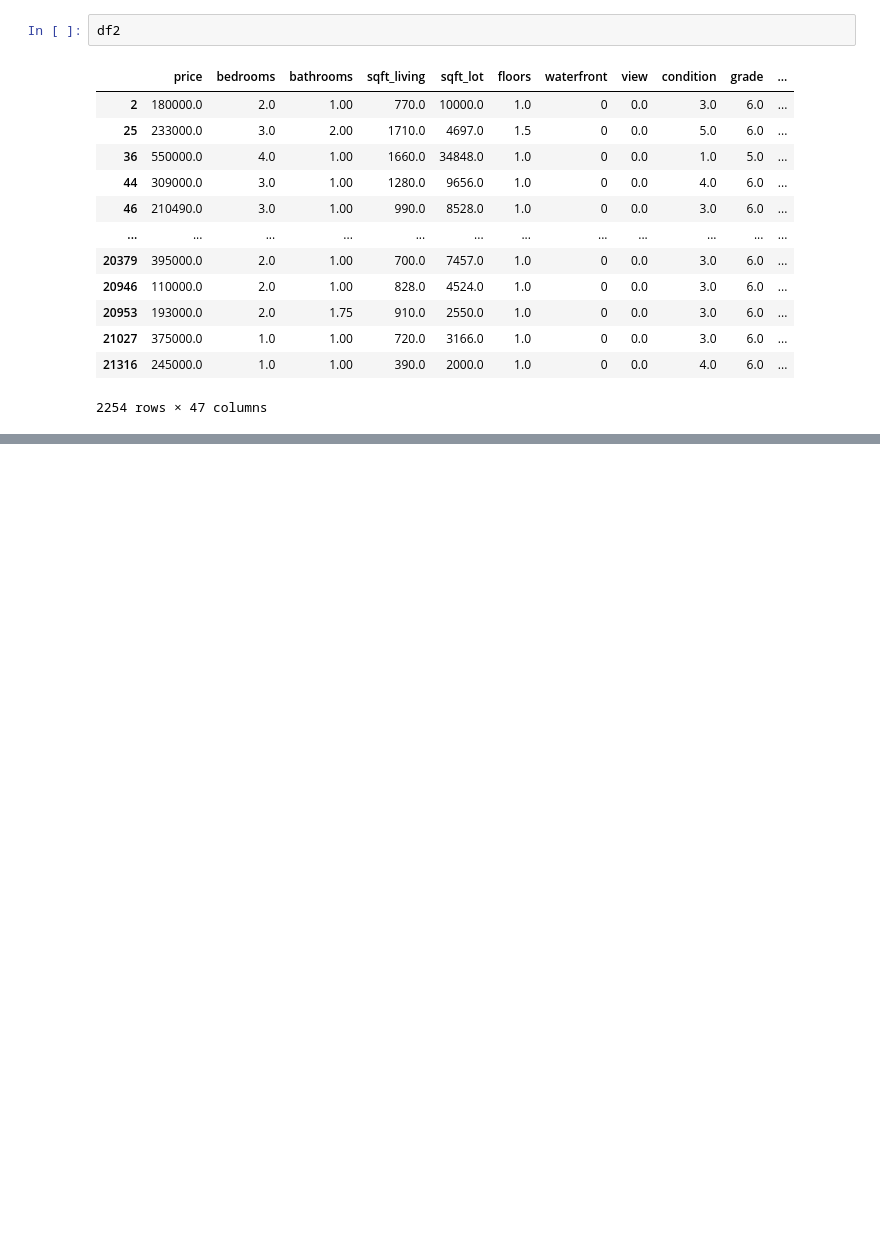
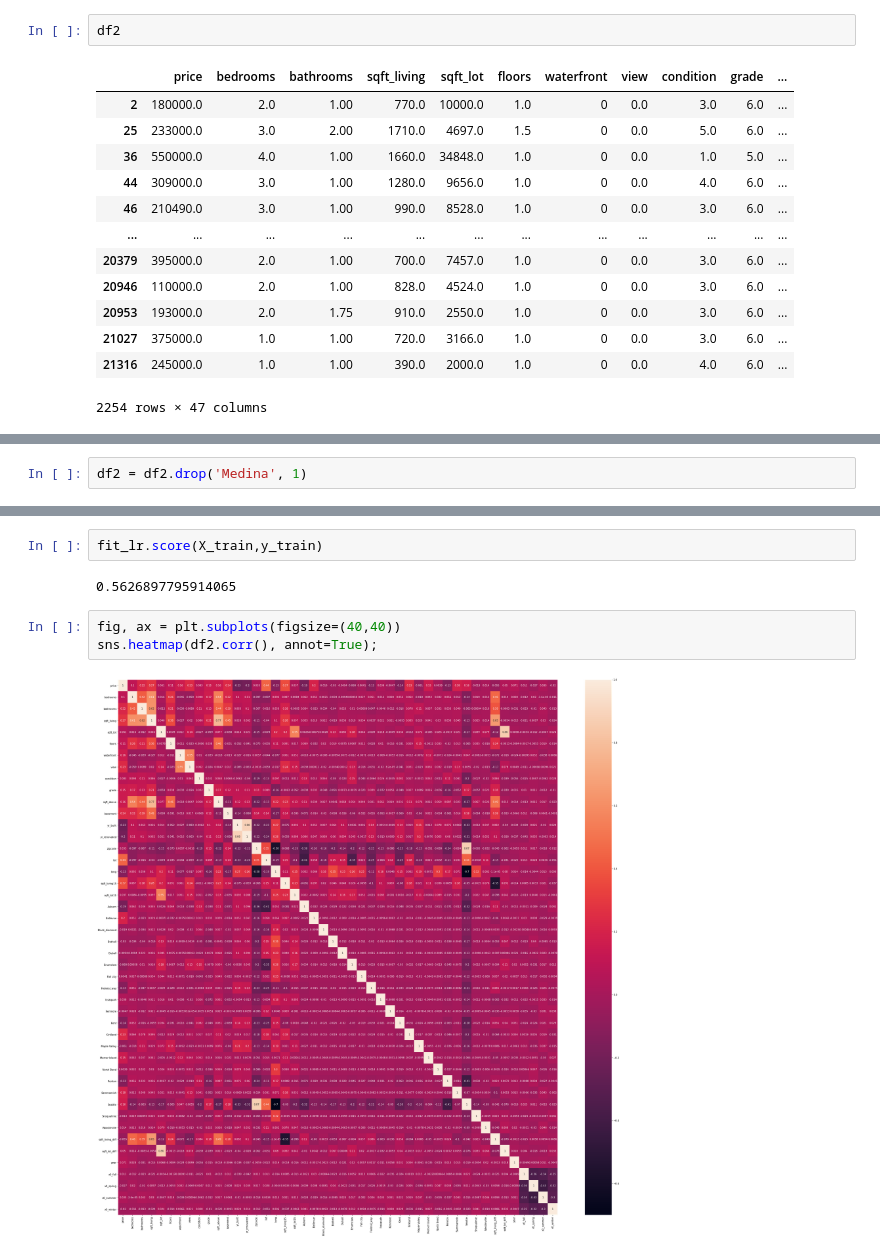
Before and after one commit to Somethingor/bsc-phase-two-project, a Jupyter notebook: notebooks/exploratory/member-daniel/visualization.ipynb, the cells around one changed output, grey strips where cells are left out. Saved outputs shown, nothing was run; the diff lists cells and outputs as text; blank space fills up the shorter version.

```diff
--- a/notebooks/exploratory/member-daniel/visualization.ipynb
+++ b/notebooks/exploratory/member-daniel/visualization.ipynb
@@ -86 +89,3 @@ memory usage: 862.9+ KB
+# %%
+df2 = df2.drop('Medina', 1)
 # %%
@@ -91,0 +135,9 @@ Name: waterfront, dtype: int64
+# %%
+fit_lr.score(X_train,y_train)
+# %% [output]
+0.5626897795914065
+# %%
+fig, ax = plt.subplots(figsize=(40,40))
+sns.heatmap(df2.corr(), annot=True);
+# %% [output]
+[figure, added]
```
Also changed, not shown: parts of 13 cells of this notebook.
